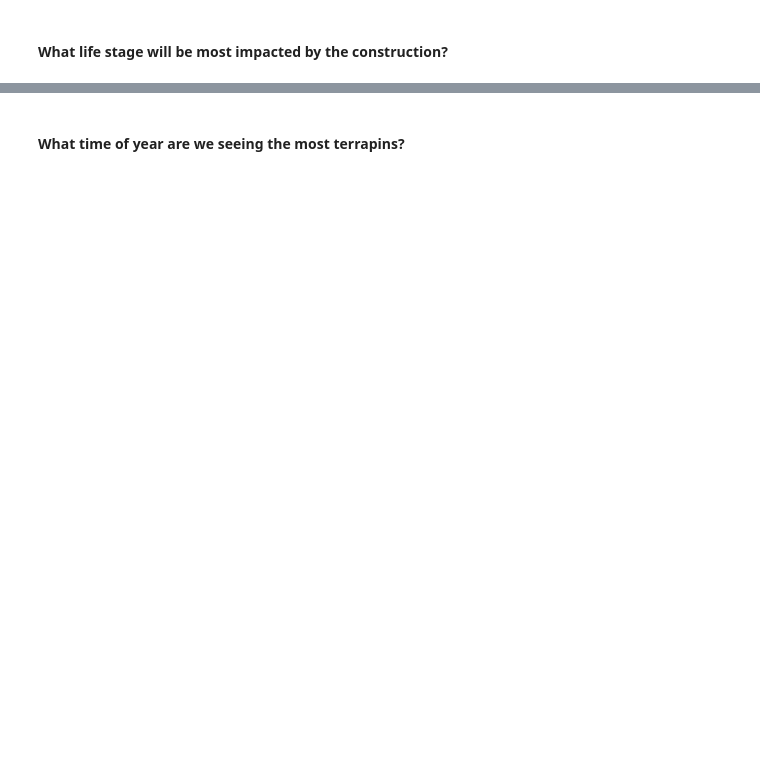
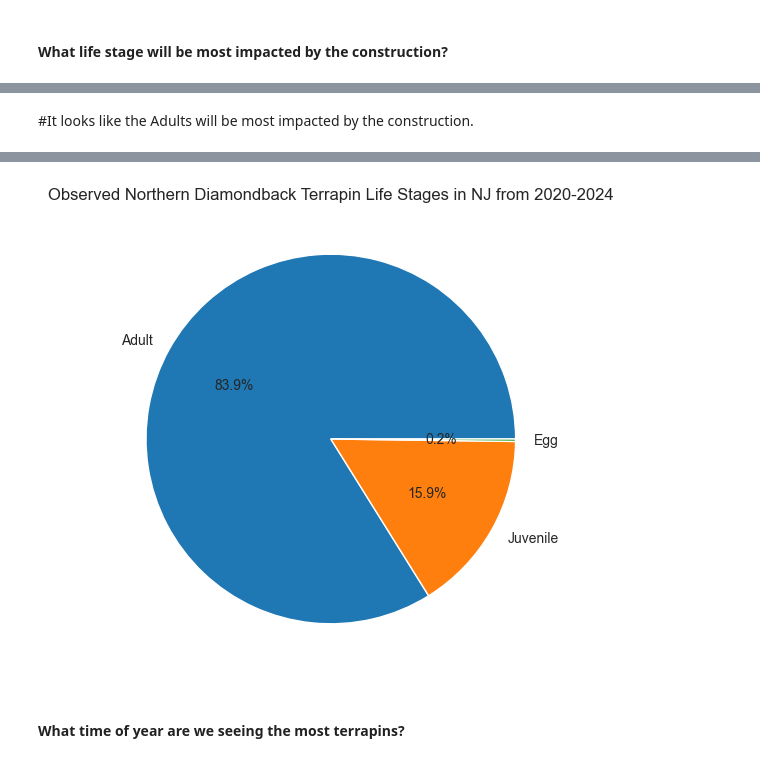
Before and after one commit to joedag32/DSSA-5102_Spring2025, a Jupyter notebook: Assignments/Assignment_10/Assignment10_Dagostino.ipynb, the cells around one changed output, grey strips where cells are left out. Cells and saved outputs as stored; diff of their text form; code cells hidden in the pictures; blank space fills up the shorter version.

```diff
--- a/Assignments/Assignment_10/Assignment10_Dagostino.ipynb
+++ b/Assignments/Assignment_10/Assignment10_Dagostino.ipynb
@@ -639,2 +659,22 @@ engine = create_engine(DATABASE_URL)
 # %% [markdown]
 #### What life stage will be most impacted by the construction?
+# %%
+# Let's select the life stage most impacted
+
+with engine.connect() as connection:  # Establish a connection
+    stage_query = text("""SELECT CASE
+                            WHEN annotation LIKE '%Life Stage: Egg%' THEN 'Egg'
+                            WHEN annotation LIKE '%Life Stage: Juvenile%' THEN 'Juvenile'
+                            WHEN annotation LIKE '%Life Stage: Adult%' THEN 'Adult'
+                            ELSE 'None'
+                        END AS stage,
+                        COUNT(*) AS count
+                        FROM saltmarsh
+                        WHERE species = 'Northern Diamondback Terrapin'
+                        GROUP BY stage
+                        ORDER BY count DESC;
+                        """)
+    stage_query = pd.read_sql(stage_query, connection) #Use pandas to read the sql query with the connection to the database
+
+# Print the results
+stage_query
@@ -640,0 +688,14 @@ engine = create_engine(DATABASE_URL)
+# %% [markdown]
+#It looks like the Adults will be most impacted by the construction.
+# %%
+# Let's remove the None values to we just have the life stages
+stage_query = stage_query[stage_query['stage'] != 'None']
+# %%
+# Plot the life stage pie chart, it's only 3 values so I think Pie will be ok
+sns.set_style("whitegrid")
+
+plt.figure(figsize=(6,6))
+plt.pie(stage_query['count'], labels=stage_query['stage'], autopct='%1.1f%%') # output the percentage too in the slices
+plt.title('Observed Northern Diamondback Terrapin Life Stages in NJ from 2020-2024')
+plt.show()
+# %% [output]
@@ -641,2 +703,3 @@ engine = create_engine(DATABASE_URL)
+[figure, added]
 # %% [markdown]
 #### What time of year are we seeing the most terrapins?
```
Also changed, not shown: parts of 18 cells of this notebook.
